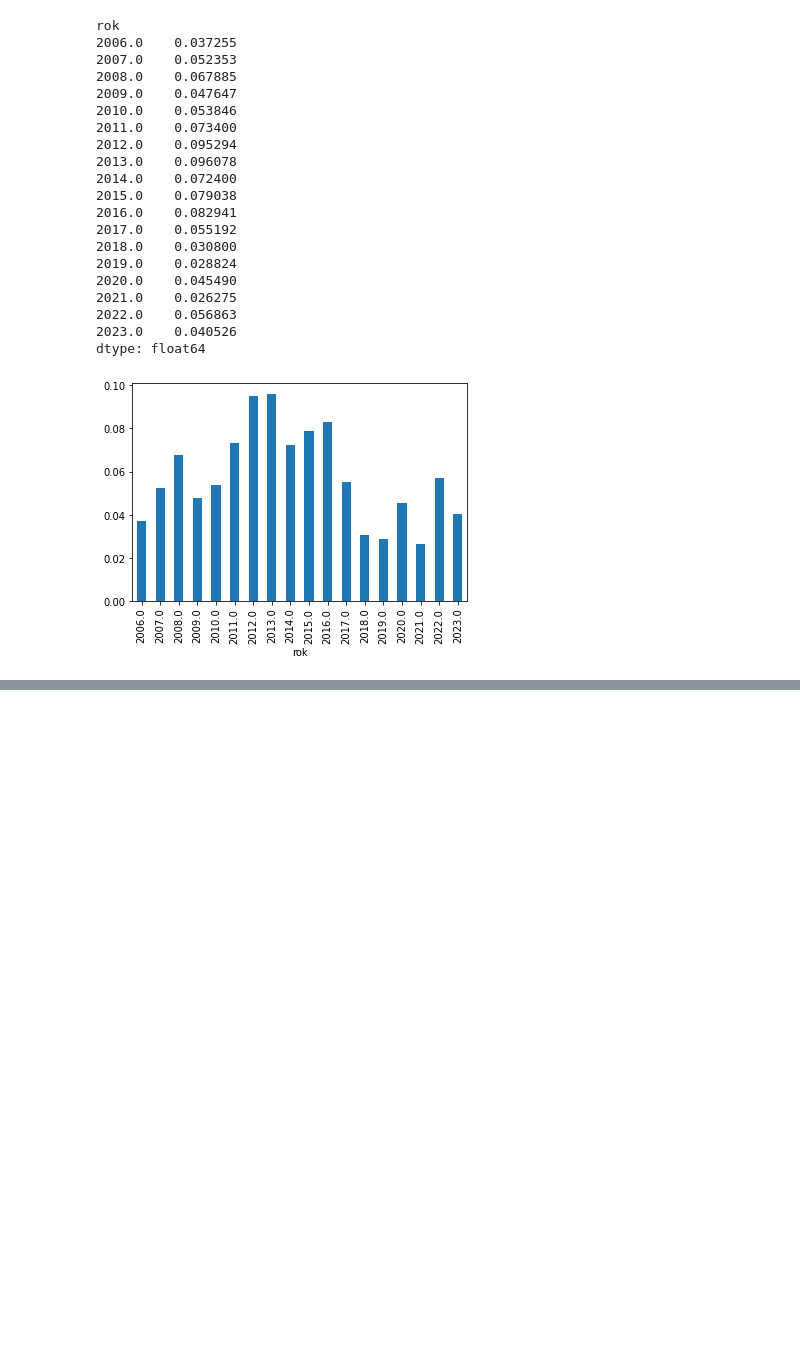
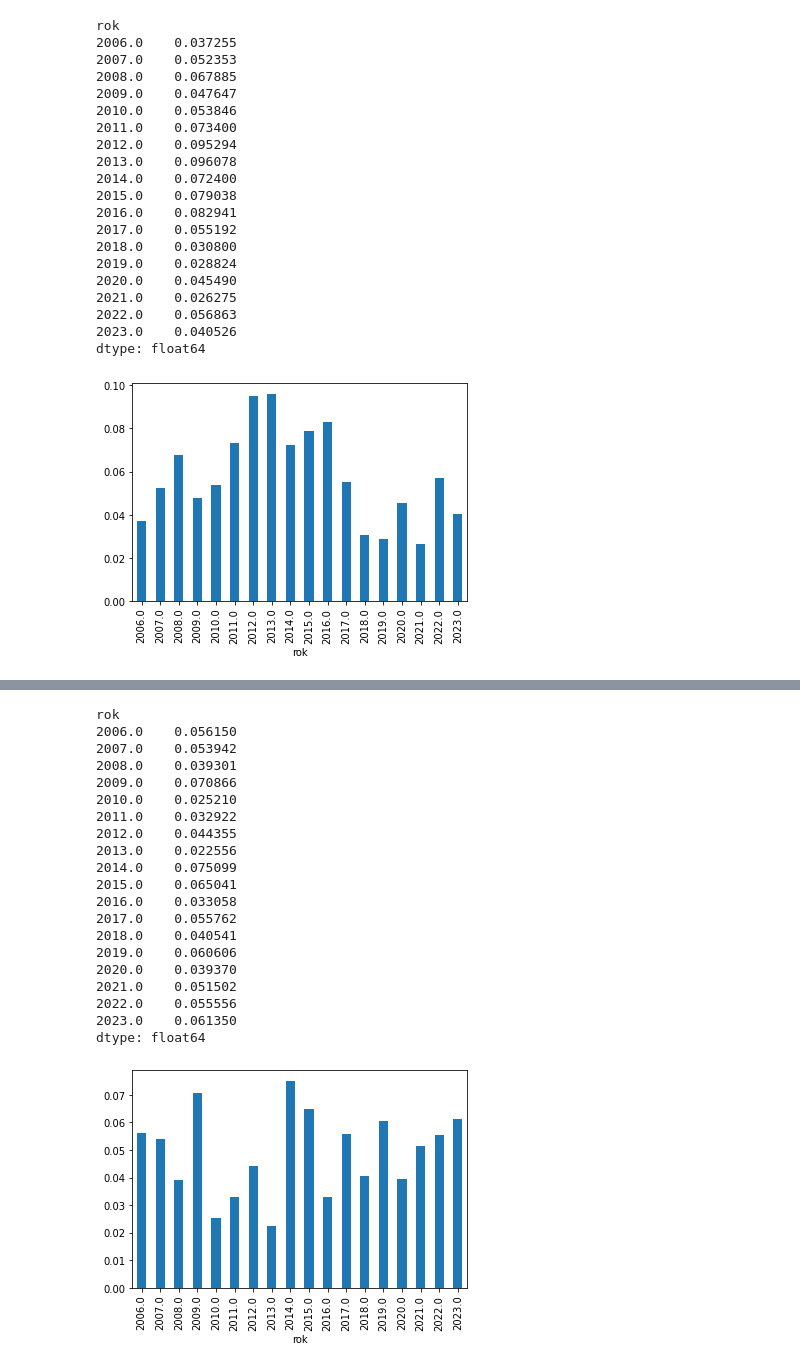
Before and after one commit to DataRozhlas/hitparady, a Jupyter notebook: 108 CZ100RADIO x žánry.ipynb, the cells around one changed output, grey strips where cells are left out. Cells and saved outputs as stored; diff of their text form; code cells hidden in the pictures; blank space fills up the shorter version.

```diff
--- a/108 CZ100RADIO x žánry.ipynb
+++ b/108 CZ100RADIO x žánry.ipynb
@@ -14,3 +22,10 @@ zanry = df.explode('zanry')
+# %%
+zanry_kratce = ze_slovniku('zanry_klasik.json','zanry_kratce')
+# %%
+zanry_prvky = ze_slovniku('zanry_prvky.json','zanry_prvky')
+# %%
+zanry = zanry.merge(zanry_kratce, on='zanry', how="outer")
+zanry = zanry.merge(zanry_prvky, on='zanry', how="outer")
 # %% [markdown]
 ## Nejzastoupenější žánry
 # %%
@@ -219,0 +257,34 @@ dtype: float64
+# %%
+def podil_kratce(z,p):
+    z = z.lower()
+    if isinstance(z, str):
+        vyvoj = zanry[(zanry['zanry_kratce'] == z) & (zanry['pozice'] <= p)].drop_duplicates(subset=['interpret_hlavni','track']).groupby('rok').size() / df[df['pozice'] <= p].drop_duplicates(subset=['interpret_hlavni','track']).groupby('rok').size()
+        vyvoj.plot.bar()
+    if isinstance(z, list):
+        vyvoj = "Toto zatím neumím."
+
+    return (vyvoj)
+# %%
+podil_kratce('folk a country', 100)
+# %% [output]
+rok
+2006.0    0.056150
+2007.0    0.053942
+2008.0    0.039301
+2009.0    0.070866
+2010.0    0.025210
+2011.0    0.032922
+2012.0    0.044355
+2013.0    0.022556
+2014.0    0.075099
+2015.0    0.065041
+2016.0    0.033058
+2017.0    0.055762
+2018.0    0.040541
+2019.0    0.060606
+2020.0    0.039370
+2021.0    0.051502
+2022.0    0.055556
+2023.0    0.061350
+dtype: float64
+[figure, added]
```
Also changed, not shown: parts of 10 cells of this notebook, 43 other files.
